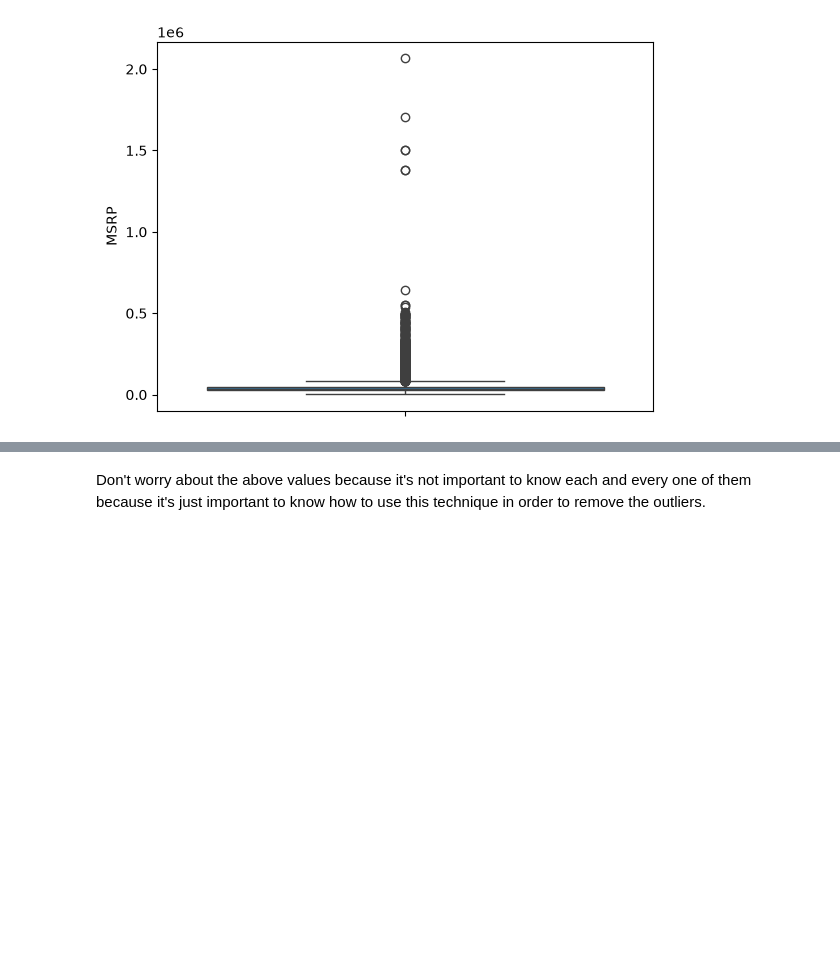
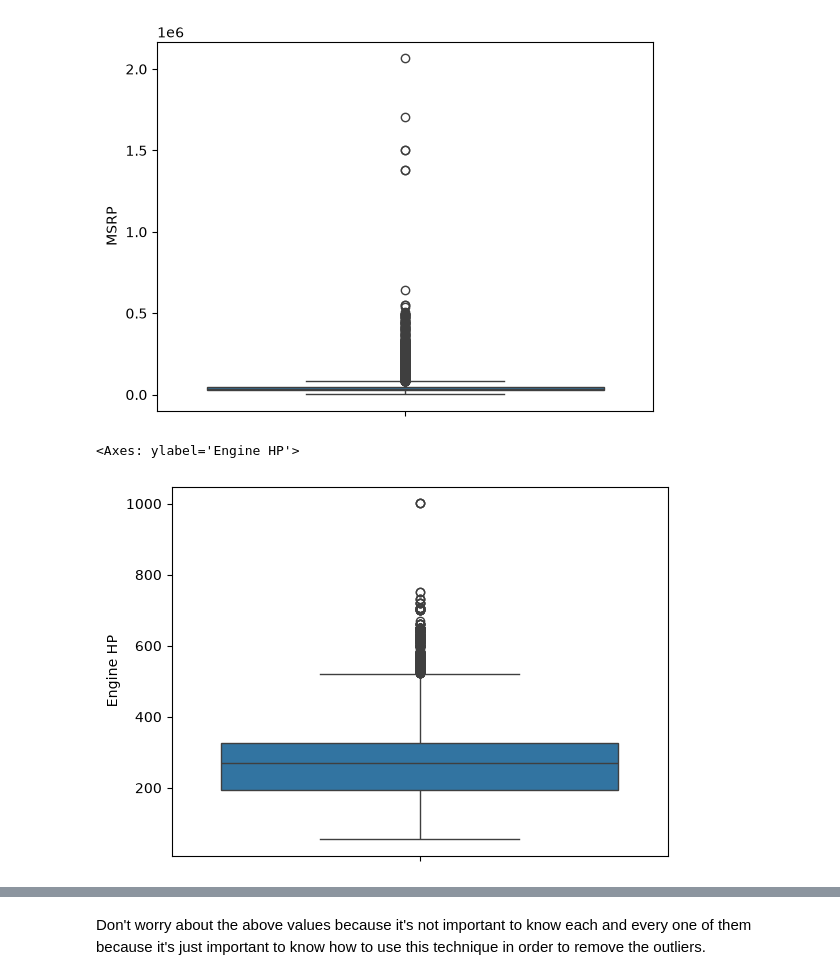
Before and after one commit to jnzm246/24640801_DuongDanhDung_Cystone, a Jupyter notebook: practice/w3/w3_24640801.ipynb, the cells around one changed output, grey strips where cells are left out. Cells and saved outputs as stored; diff of their text form; code cells hidden in the pictures; blank space fills up the shorter version.

```diff
--- a/practice/w3/w3_24640801.ipynb
+++ b/practice/w3/w3_24640801.ipynb
@@ -238,5 +238,9 @@ sns.boxplot(y=df['MSRP'])
 [figure]
 # %%
 # TODO: check HP outliers with a boxplot
+sns.boxplot(y=df['Engine HP'])
+# %% [output]
+<Axes: ylabel='Engine HP'>
+[figure, added]
 # %%
 # TODO: plot a boxplot of Cylinders
```
Also changed, not shown: parts of 4 cells of this notebook.
